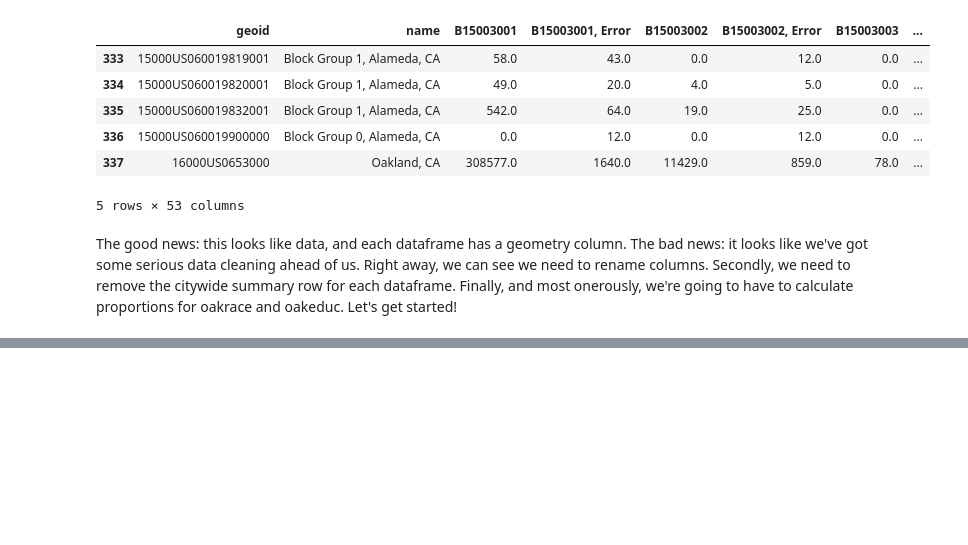
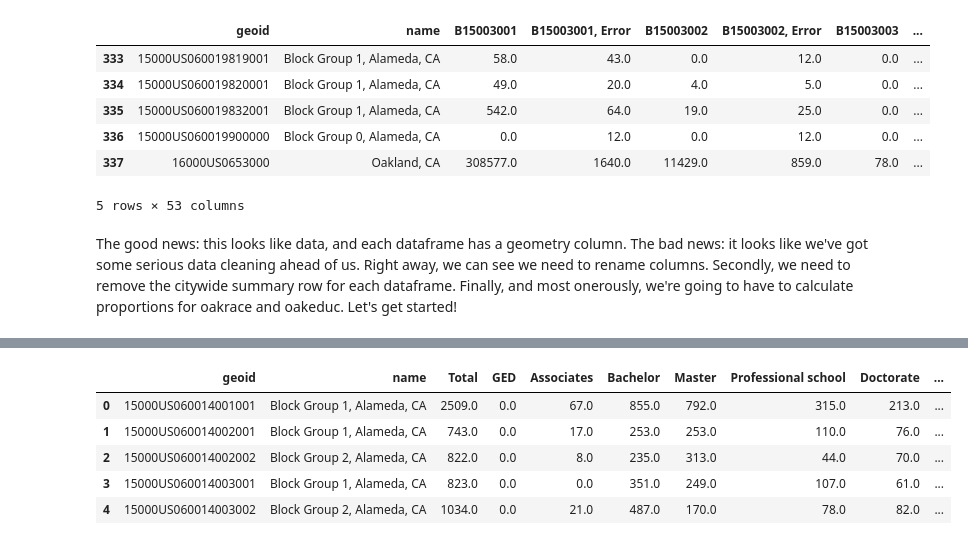
Before and after one commit to michaelrosen3/up206-michaelandelliott, a Jupyter notebook: Group Assignments/midterm.ipynb, the cells around one changed output, grey strips where cells are left out. Cells and saved outputs as stored; diff of their text form; code cells hidden in the pictures; blank space fills up the shorter version.

```diff
--- a/Group Assignments/midterm.ipynb
+++ b/Group Assignments/midterm.ipynb
@@ -75,0 +213,47 @@ The good news: this looks like data, and each dataframe has a geometry column. T
+# %%
+oakeduccol=['geoid',
+            'name',
+            'B15003001',
+            'B15003018',
+            'B15003021',
+            'B15003022',
+            'B15003023',
+            'B15003024',
+            'B15003025',
+            'geometry',
+            'High school or less',
+            'Some college']
+oakeduc=oakeduc[oakeduccol]
+# %%
+oakeduc.columns=['geoid',
+                 'name',
+                 'Total',
+                 'GED',
+                 'Associates',
+                 'Bachelor',
+                 'Master',
+                 'Professional school',
+                 'Doctorate',
+                 'geometry',
+                 'High school or less',
+                 'Some college']
+# %%
+oakeduc=oakeduc.drop([337])
+# %%
+oakeduc['Percent GED'] = oakeduc['GED']/oakeduc['Total']*100
+oakeduc['Percent Associates'] = oakeduc['Associates']/oakeduc['Total']*100
+oakeduc['Percent Bachelor'] = oakeduc['Bachelor']/oakeduc['Total']*100
+oakeduc['Percent Master'] = oakeduc['Master']/oakeduc['Total']*100
+oakeduc['Percent Professional school'] = oakeduc['Professional school']/oakeduc['Total']*100
+oakeduc['Percent Doctorate'] = oakeduc['Doctorate']/oakeduc['Total']*100
+oakeduc['Percent High school or less'] = oakeduc['High school or less']/oakeduc['Total']*100
+oakeduc['Percent Some college'] = oakeduc['Some college']/oakeduc['Total']*100
+# %%
+oakeduc.head()
+# %% [output]
+|  | geoid | name | Total | GED | Associates | Bachelor | Master | Professional school | Doctorate | ... |
+| 0 | 15000US060014001001 | Block Group 1, Alameda, CA | 2509.0 | 0.0 | 67.0 | 855.0 | 792.0 | 315.0 | 213.0 | ... |
+| 1 | 15000US060014002001 | Block Group 1, Alameda, CA | 743.0 | 0.0 | 17.0 | 253.0 | 253.0 | 110.0 | 76.0 | ... |
+| 2 | 15000US060014002002 | Block Group 2, Alameda, CA | 822.0 | 0.0 | 8.0 | 235.0 | 313.0 | 44.0 | 70.0 | ... |
+| 3 | 15000US060014003001 | Block Group 1, Alameda, CA | 823.0 | 0.0 | 0.0 | 351.0 | 249.0 | 107.0 | 61.0 | ... |
+| 4 | 15000US060014003002 | Block Group 2, Alameda, CA | 1034.0 | 0.0 | 21.0 | 487.0 | 170.0 | 78.0 | 82.0 | ... |
```
Also changed, not shown: parts of 18 cells of this notebook.
